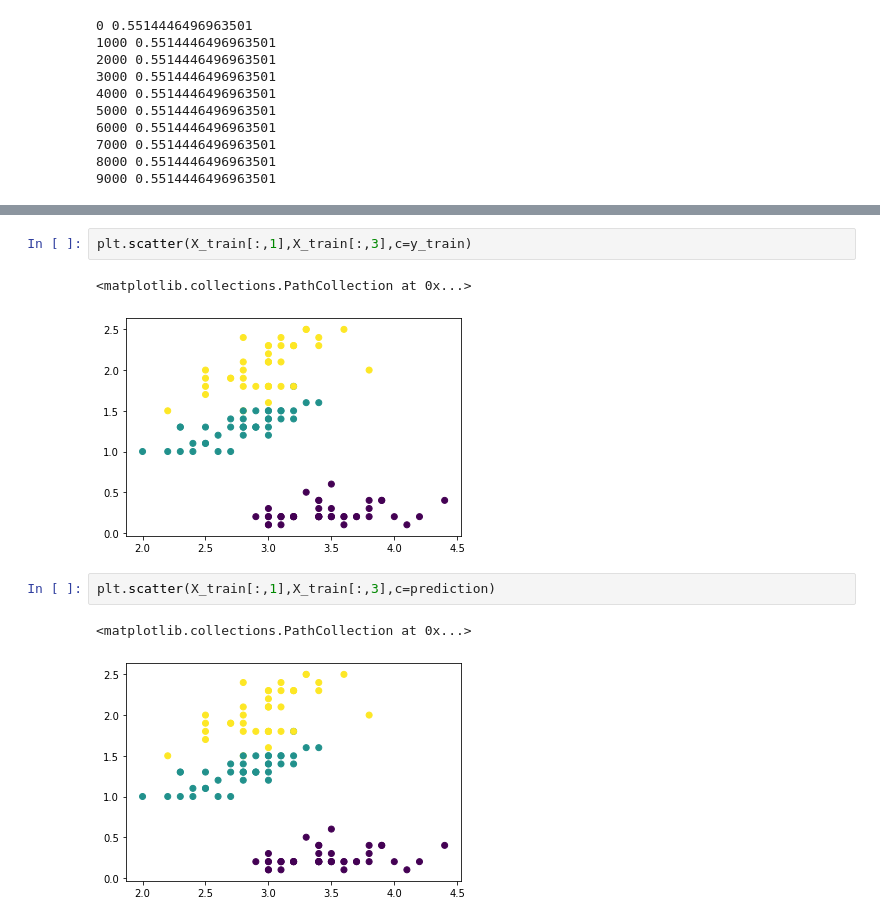
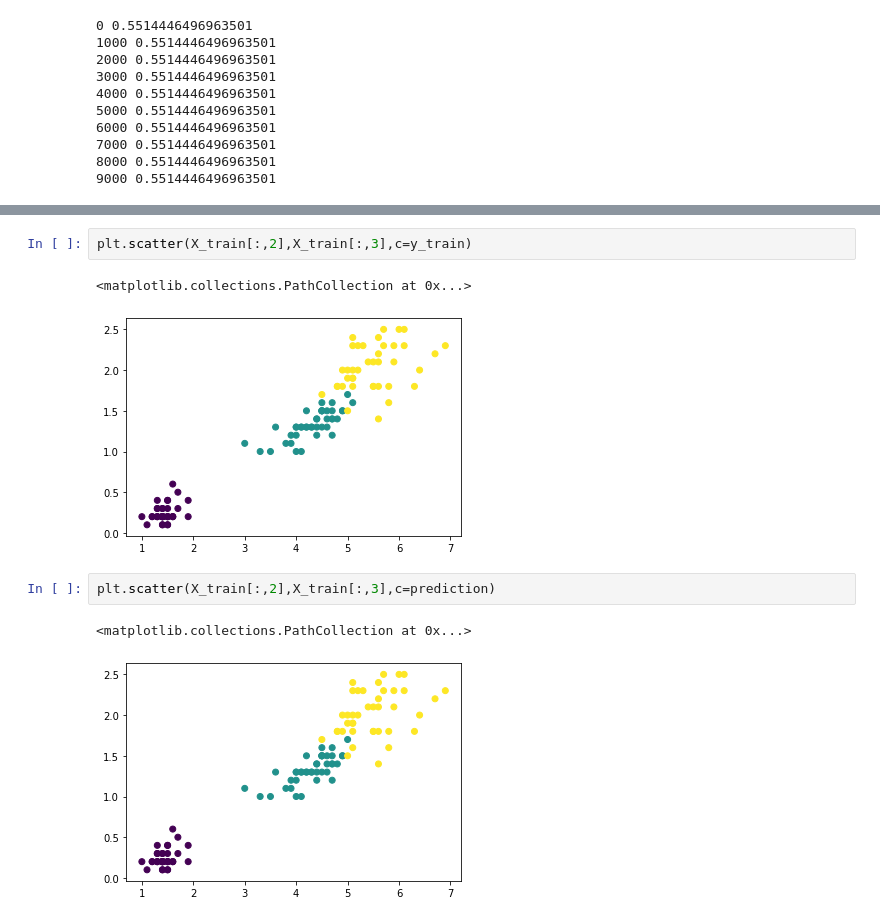
Before and after one commit to bjmin/bmin_comphys, a Jupyter notebook: ml/ml09/mlphys09-2.ipynb, the cells around one changed output, grey strips where cells are left out. Cells and saved outputs as stored; diff of their text form.

```diff
--- a/ml/ml09/mlphys09-2.ipynb
+++ b/ml/ml09/mlphys09-2.ipynb
@@ -82,10 +82,10 @@ tensor([2, 1, 2, 2, 2, 0, 1, 0, 0, 2, 1, 2, 2, 0, 2, 0, 1, 2, 2, 1, 0, 2, 2, 0,
 # %%
-plt.scatter(X_train[:,1],X_train[:,3],c=y_train)
+plt.scatter(X_train[:,2],X_train[:,3],c=y_train)
 # %% [output]
 <matplotlib.collections.PathCollection at 0x...>
-[figure, old version]
+[figure, new version]
 # %%
-plt.scatter(X_train[:,1],X_train[:,3],c=prediction)
+plt.scatter(X_train[:,2],X_train[:,3],c=prediction)
 # %% [output]
 <matplotlib.collections.PathCollection at 0x...>
-[figure, old version]
+[figure, new version]
```
Also changed, not shown: parts of 2 cells of this notebook.
